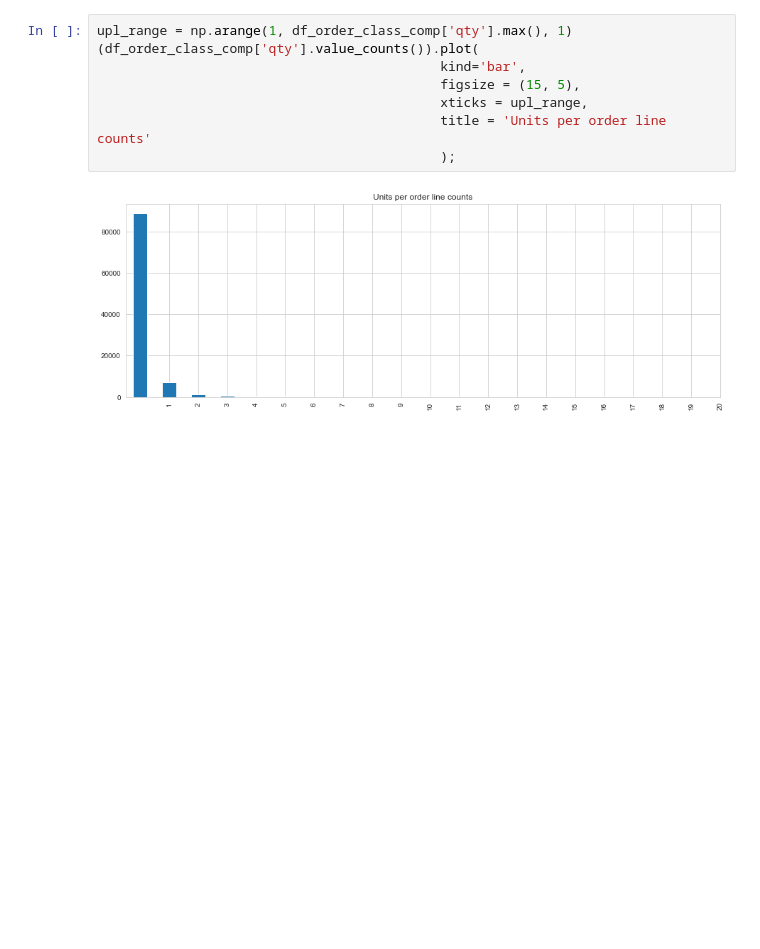
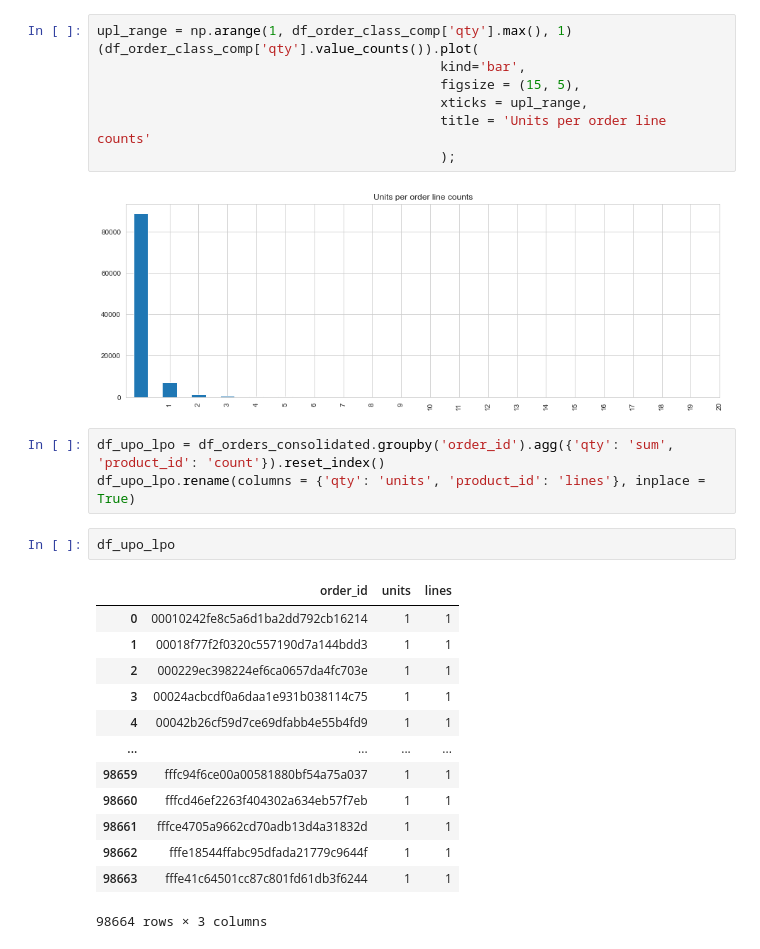
Before and after one commit to LarsTinnefeld/Olist-order-profile-analysis, a Jupyter notebook: olist_order_profile.ipynb, the cells around one changed output. Saved outputs shown, nothing was run; the diff lists cells and outputs as text; blank space fills up the shorter version.

```diff
--- a/olist_order_profile.ipynb
+++ b/olist_order_profile.ipynb
@@ -108,3 +108,22 @@ upl_range = np.arange(1, df_order_class_comp['qty'].max(), 1)
                                             );
 # %% [output]
 [figure]
+# %%
+df_upo_lpo = df_orders_consolidated.groupby('order_id').agg({'qty': 'sum', 'product_id': 'count'}).reset_index()
+df_upo_lpo.rename(columns = {'qty': 'units', 'product_id': 'lines'}, inplace = True)
+# %%
+df_upo_lpo
+# %% [output]
+|  | order_id | units | lines |
+| 0 | 00010242fe8c5a6d1ba2dd792cb16214 | 1 | 1 |
+| 1 | 00018f77f2f0320c557190d7a144bdd3 | 1 | 1 |
+| 2 | 000229ec398224ef6ca0657da4fc703e | 1 | 1 |
+| 3 | 00024acbcdf0a6daa1e931b038114c75 | 1 | 1 |
+| 4 | 00042b26cf59d7ce69dfabb4e55b4fd9 | 1 | 1 |
+| ... | ... | ... | ... |
+| 98659 | fffc94f6ce00a00581880bf54a75a037 | 1 | 1 |
+| 98660 | fffcd46ef2263f404302a634eb57f7eb | 1 | 1 |
+| 98661 | fffce4705a9662cd70adb13d4a31832d | 1 | 1 |
+| 98662 | fffe18544ffabc95dfada21779c9644f | 1 | 1 |
+| 98663 | fffe41c64501cc87c801fd61db3f6244 | 1 | 1 |
+98664 rows × 3 columns
```
Also changed, not shown: parts of 1 cell of this notebook.
